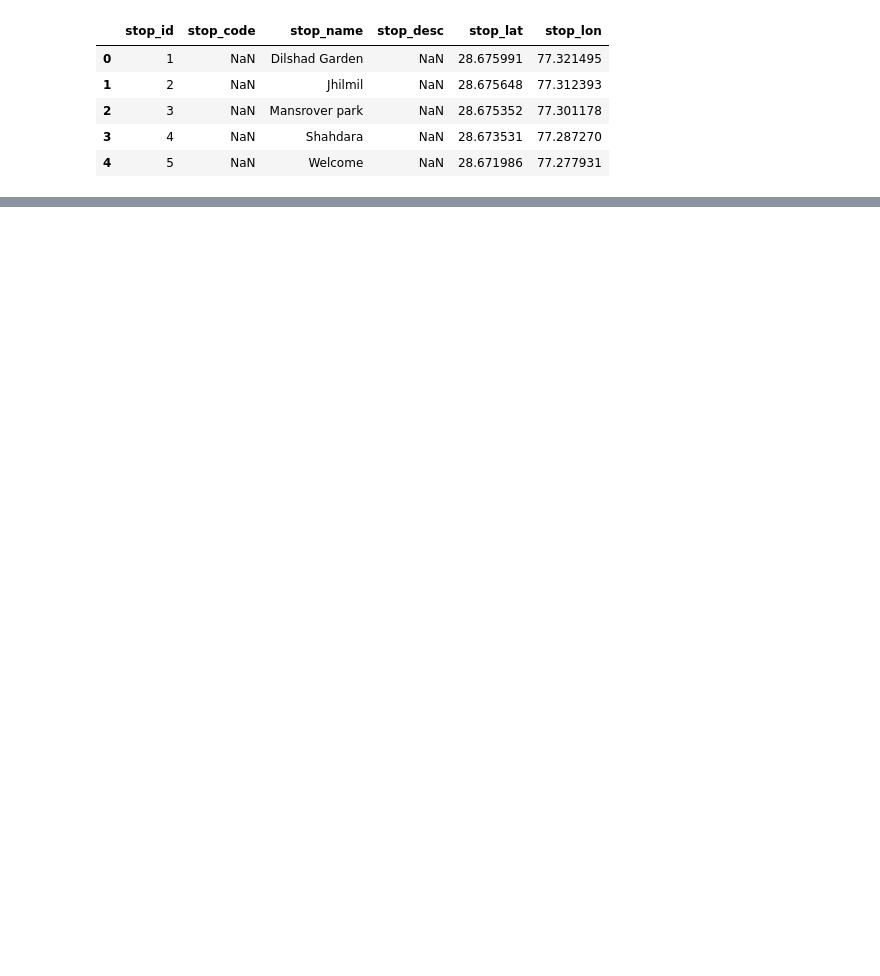
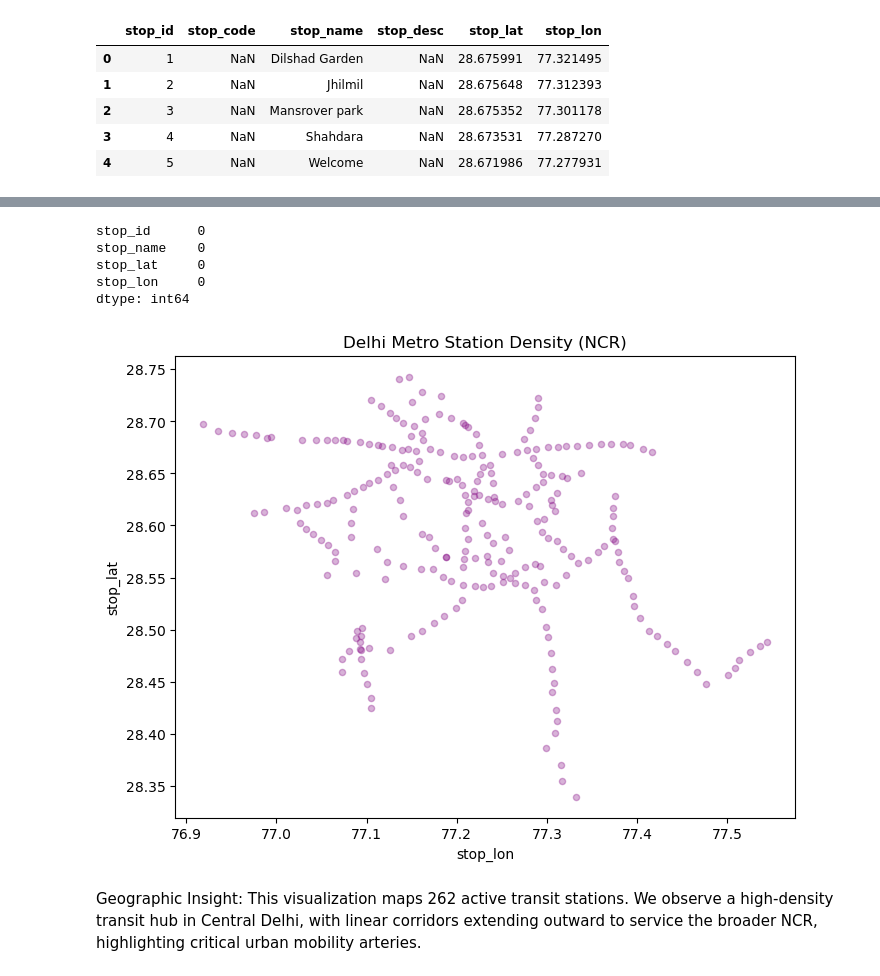
Before and after one commit to Source-Aaryan/Delhi-Transit-EDA, a Jupyter notebook: Delhi_Metro_Project/delhi_metro_analysis.ipynb, the cells around one changed output, grey strips where cells are left out. Drawn from its saved outputs; the diff is of its cells as text; code cells hidden in the pictures; blank space fills up the shorter version.

Commit message:
Added geographic scatter plot and cleaned dataset.

```diff
--- a/Delhi_Metro_Project/delhi_metro_analysis.ipynb
+++ b/Delhi_Metro_Project/delhi_metro_analysis.ipynb
@@ -11,0 +23,5 @@ df.head()
+# %%
+# Drop the empty columns and save the result as a new variable
+df_cleaned = df.drop(columns=['stop_code', 'stop_desc'])
+
+df_cleaned.head()
@@ -11,0 +45,9 @@ df.head()
+# %%
+# Now checking the new and cleaned dataset instead of the old one
+df_cleaned.isnull().sum()
+# %% [output]
+stop_id      0
+stop_name    0
+stop_lat     0
+stop_lon     0
+dtype: int64
@@ -11,0 +57,23 @@ df.head()
+# %%
+# Import the plotting tool
+import matplotlib.pyplot as plt
+
+# Now telling Pandas to create a scatter plot using our coordinates
+df_cleaned.plot(
+    kind='scatter',
+    x='stop_lon',     # Longitude is the X-axis East/West
+    y='stop_lat',     # Latitude is the Y-axis North/South
+    alpha=0.3,        # making the dots a little transparent so we can see density
+    color='purple',   # just a personal preference for purple, you can change it to any color you like!
+    figsize=(8, 6)    # Makes the graph large enough to read easily
+)
+
+# Add a title to the map
+plt.title("Delhi Metro Station Density (NCR)")
+
+# Display the map
+plt.show()
+# %% [output]
+[figure, added]
+# %% [markdown]
+Geographic Insight: This visualization maps 262 active transit stations. We observe a high-density transit hub in Central Delhi, with linear corridors extending outward to service the broader NCR, highlighting critical urban mobility arteries.
```
Also changed, not shown: parts of 4 cells of this notebook.
